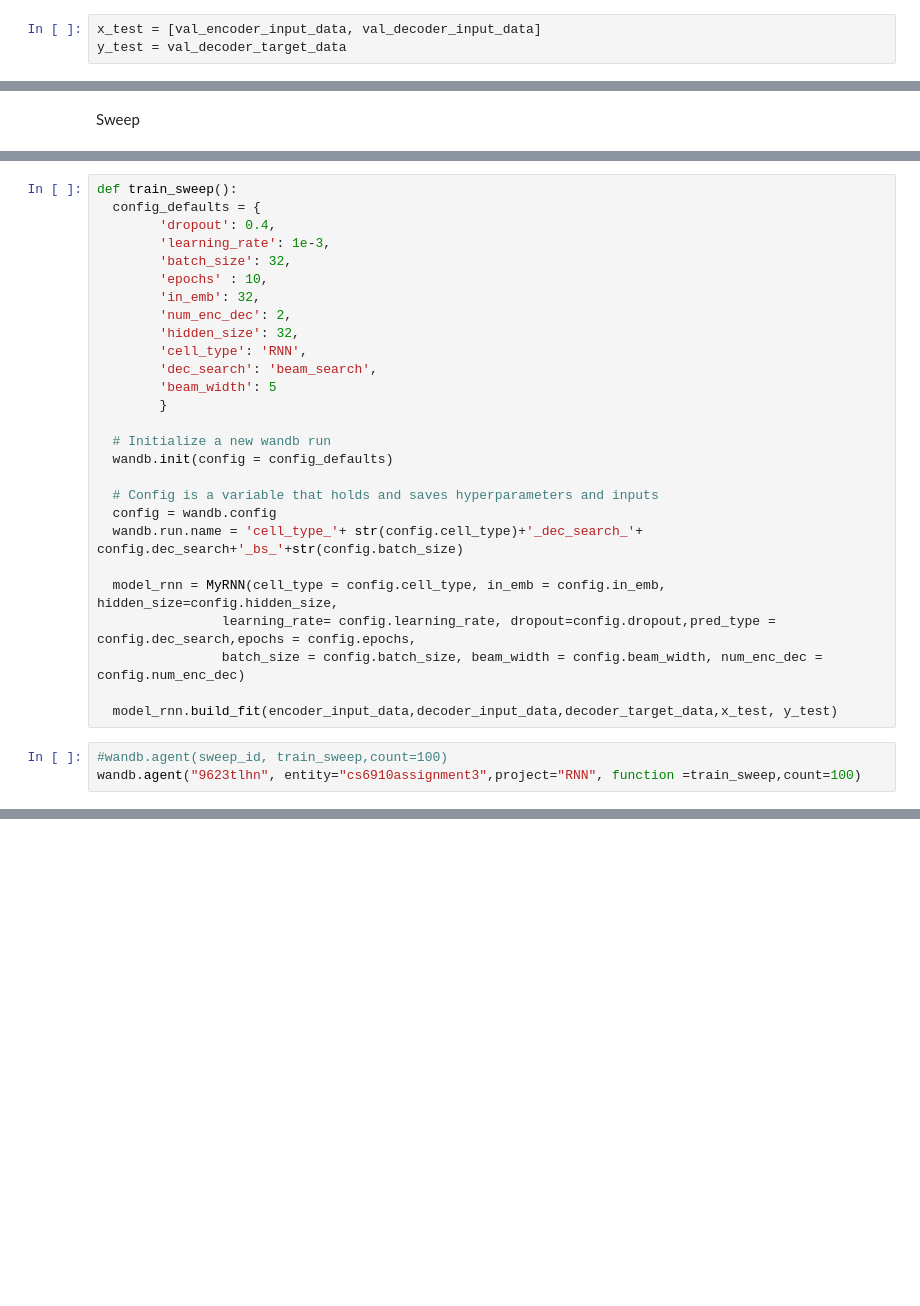
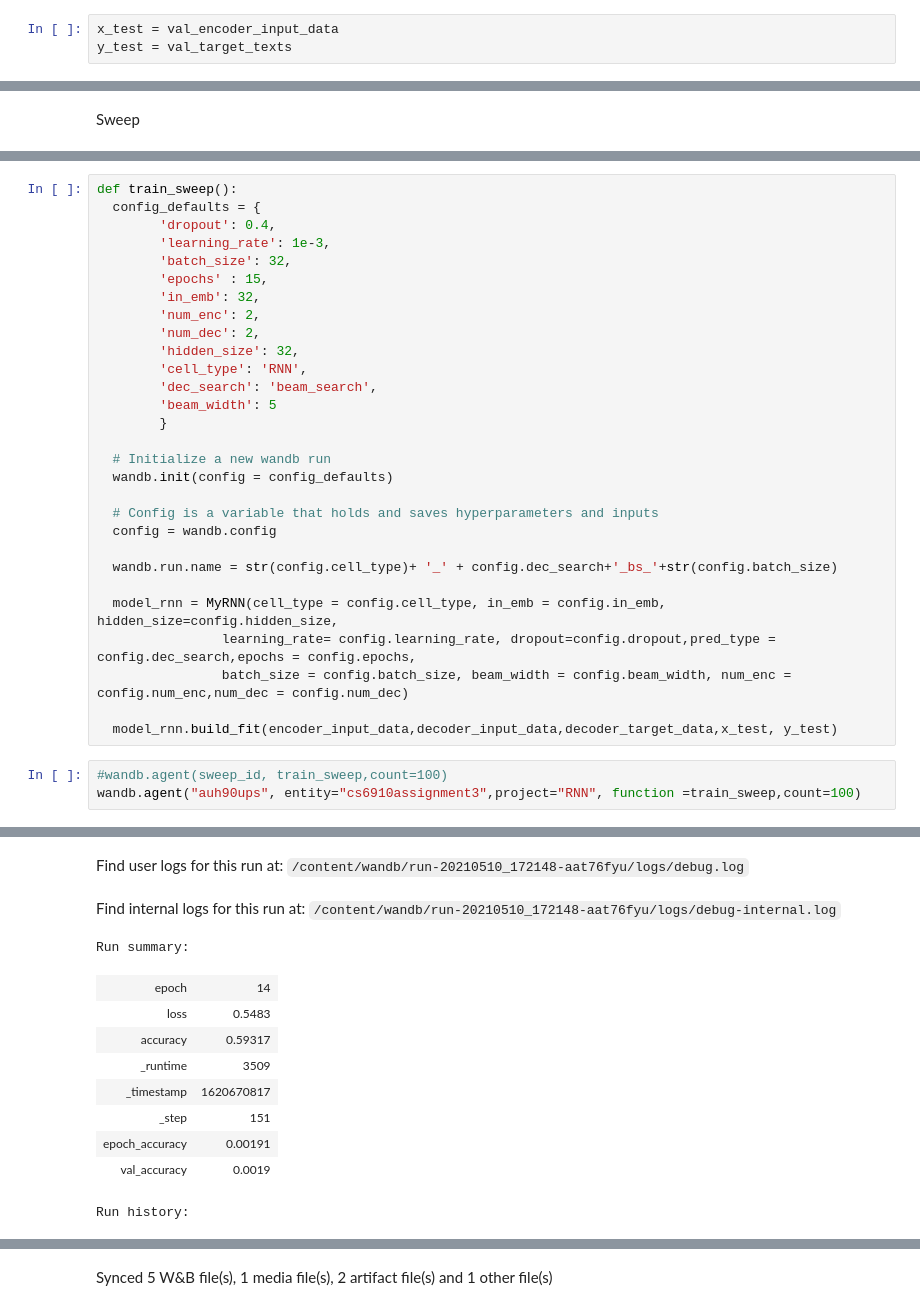
Before and after one commit to borate267/CS6910_DLAssignments, a Jupyter notebook: DLAssignment3/transliteration_keras.ipynb, the cells around one changed output, grey strips where cells are left out. Saved outputs shown, nothing was run; the diff lists cells and outputs as text; blank space fills up the shorter version.

Commit message:
Final model with sweep!!

```diff
--- a/DLAssignment3/transliteration_keras.ipynb
+++ b/DLAssignment3/transliteration_keras.ipynb
@@ -311,8 +303,8 @@ print(val_decoder_target_data[26])
  [1. 0. 0. ... 0. 0. 0.]
  [1. 0. 0. ... 0. 0. 0.]]
 # %%
-x_test = [val_encoder_input_data, val_decoder_input_data]
-y_test = val_decoder_target_data
+x_test = val_encoder_input_data
+y_test = val_target_texts
 # %% [markdown]
 Configuring the Sweep Hyperparameter dictionary
 # %% [markdown]
@@ -703,9 +629,10 @@ def train_sweep():
         'dropout': 0.4,
         'learning_rate': 1e-3,
         'batch_size': 32,
-        'epochs' : 10,
+        'epochs' : 15,
         'in_emb': 32,
-        'num_enc_dec': 2,
+        'num_enc': 2,
+        'num_dec': 2,
         'hidden_size': 32,
         'cell_type': 'RNN',
         'dec_search': 'beam_search',
@@ -717,13 +644,15 @@ def train_sweep():
 
   # Config is a variable that holds and saves hyperparameters and inputs
   config = wandb.config
-  wandb.run.name = 'cell_type_'+ str(config.cell_type)+'_dec_search_'+ config.dec_search+'_bs_'+str(config.batch_size)
+
+  wandb.run.name = str(config.cell_type)+ '_' + config.dec_search+'_bs_'+str(config.batch_size)
 
   model_rnn = MyRNN(cell_type = config.cell_type, in_emb = config.in_emb, hidden_size=config.hidden_size,
                 learning_rate= config.learning_rate, dropout=config.dropout,pred_type = config.dec_search,epochs = config.epochs,
-                batch_size = config.batch_size, beam_width = config.beam_width, num_enc_dec = config.num_enc_dec)
+                batch_size = config.batch_size, beam_width = config.beam_width, num_enc = config.num_enc,num_dec = config.num_dec)
 
   model_rnn.build_fit(encoder_input_data,decoder_input_data,decoder_target_data,x_test, y_test)
 # %%
 #wandb.agent(sweep_id, train_sweep,count=100)
-wandb.agent("9623tlhn", entity="cs6910assignment3",project="RNN", function =train_sweep,count=100)
+wandb.agent("auh90ups", entity="cs6910assignment3",project="RNN", function =train_sweep,count=100)
+# %% [output]
@@ -729,0 +696,12 @@ wandb.agent("9623tlhn", entity="cs6910assignment3",project="RNN", function =trai
+Find user logs for this run at: /content/wandb/run-20210510_172148-aat76fyu/logs/debug.log
+Find internal logs for this run at: /content/wandb/run-20210510_172148-aat76fyu/logs/debug-internal.log
+Run summary:
+| epoch | 14 |
+| loss | 0.5483 |
+| accuracy | 0.59317 |
+| _runtime | 3509 |
+| _timestamp | 1620670817 |
+| _step | 151 |
+| epoch_accuracy | 0.00191 |
+| val_accuracy | 0.0019 |
+Run history:
@@ -729,0 +716 @@ wandb.agent("9623tlhn", entity="cs6910assignment3",project="RNN", function =trai
+Synced 5 W&B file(s), 1 media file(s), 2 artifact file(s) and 1 other file(s)
```
Also changed, not shown: parts of 12 cells of this notebook.
